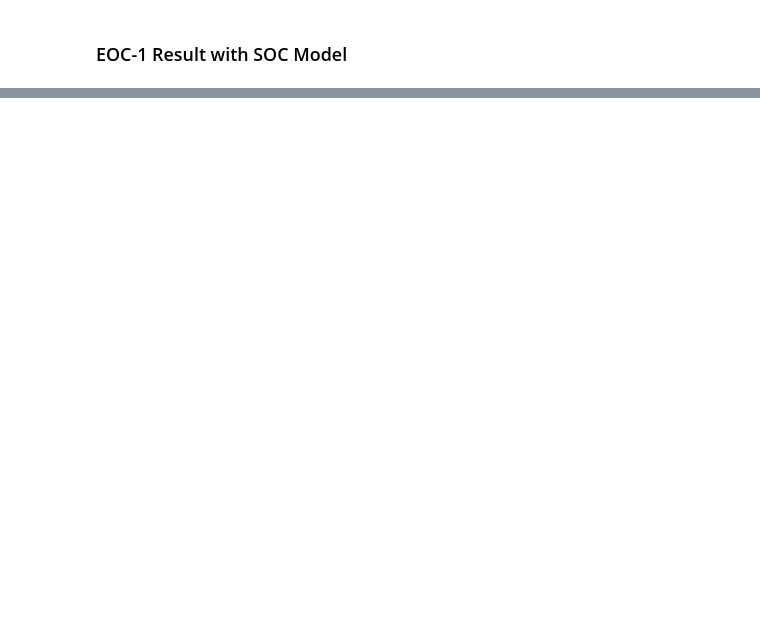
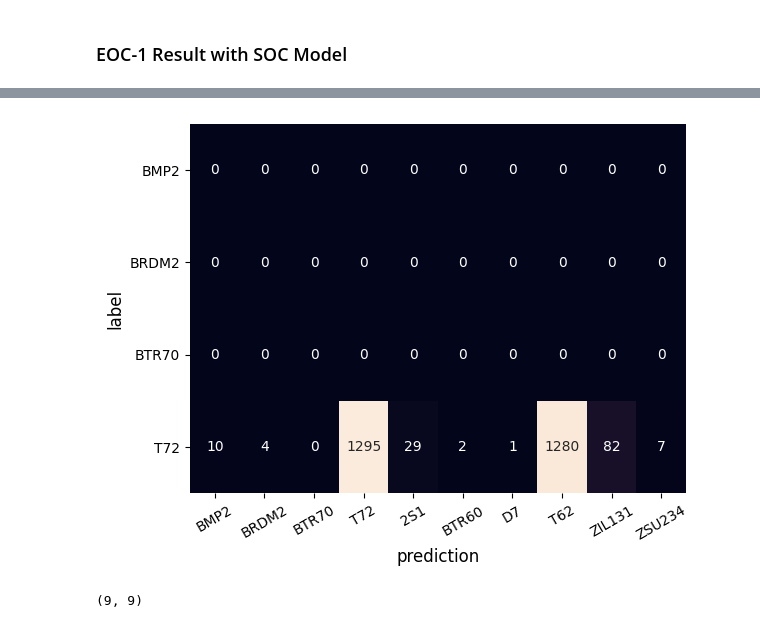
Before and after one commit to jangsoopark/AConvNet-pytorch, a Jupyter notebook: notebook/experiments-SOC.ipynb, the cells around one changed output, grey strips where cells are left out. Saved outputs shown, nothing was run; the diff lists cells and outputs as text; code cells hidden in the pictures; blank space fills up the shorter version.

```diff
--- a/notebook/experiments-SOC.ipynb
+++ b/notebook/experiments-SOC.ipynb
@@ -282,0 +368,22 @@ def confusion_matrix(_m, ds):
+# %%
+
+target_name_soc_eoc2 = ('BMP2', 'BRDM2', 'BTR70', 'T72', '2S1',  'BTR60', 'D7', 'T62', 'ZIL131', 'ZSU234')
+_conf_mat = confusion_matrix(m, eoc_test_set)
+
+
+sns.reset_defaults()
+ax = sns.heatmap(_conf_mat[:4, :], annot=True, fmt='d', cbar=False)
+ax.set_yticklabels(mstar.target_name_eoc_2, rotation=0)
+ax.set_xticklabels(target_name_soc_eoc2, rotation=30)
+
+plt.xlabel('prediction', fontsize=12)
+plt.ylabel('label', fontsize=12)
+
+
+plt.show()
+# %% [output]
+[figure, added]
+# %%
+_conf_mat.shape
+# %% [output]
+(9, 9)
```
Also changed, not shown: parts of 11 cells of this notebook, 9 other files.
